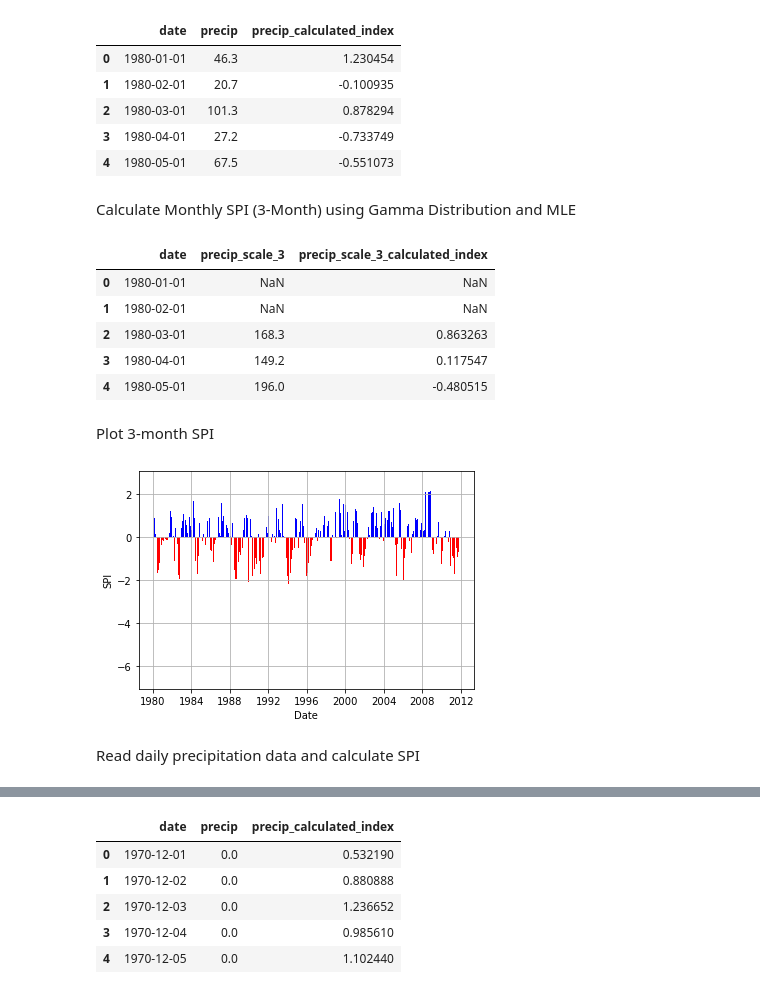
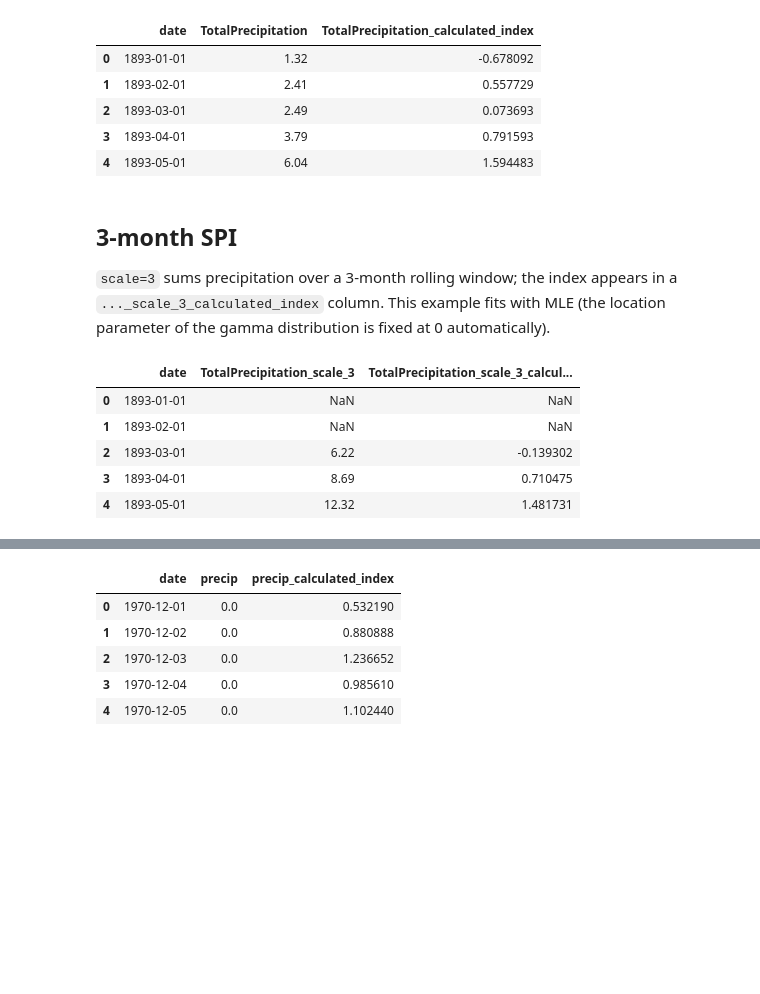
Before and after one commit to e-baumer/standard_precip, a Jupyter notebook: examples/example_use.ipynb, the cells around one changed output, grey strips where cells are left out. Drawn from its saved outputs; the diff is of its cells as text; code cells hidden in the pictures; blank space fills up the shorter version.

```diff
--- a/examples/example_use.ipynb
+++ b/examples/example_use.ipynb
@@ -7,4 +15,4 @@ Read in Monthly Precipitation Data
 # %%
-df_rainfall = pd.read_csv("../data/wichita_rain.csv")
-df_rainfall.head()
+rainfall_data = pd.read_csv('../data/monthly_data.csv')
+rainfall_data.head()
 # %% [output]
@@ -23,36 +29,31 @@ Calculate Monthly SPI (1-Month) using Gamma Distribution and L-moments
 # %%
-spi_monthly = spi_rain.calculate(
-    df_rainfall, "date", "precip", freq="M", scale=1, fit_type="lmom", dist_type="gam"
+spi = SPI()
+df_spi_1m = spi.calculate(
+    rainfall_data, 'date', 'TotalPrecipitation',
+    freq='M', scale=1, fit_type='lmom', dist_type='gam'
 )
-spi_monthly.head()
+df_spi_1m.head()
 # %% [output]
-|  | date | precip | precip_calculated_index |
-| 0 | 1980-01-01 | 46.3 | 1.230454 |
-| 1 | 1980-02-01 | 20.7 | -0.100935 |
-| 2 | 1980-03-01 | 101.3 | 0.878294 |
-| 3 | 1980-04-01 | 27.2 | -0.733749 |
-| 4 | 1980-05-01 | 67.5 | -0.551073 |
+|  | date | TotalPrecipitation | TotalPrecipitation_calculated_index |
+| 0 | 1893-01-01 | 1.32 | -0.678092 |
+| 1 | 1893-02-01 | 2.41 | 0.557729 |
+| 2 | 1893-03-01 | 2.49 | 0.073693 |
+| 3 | 1893-04-01 | 3.79 | 0.791593 |
+| 4 | 1893-05-01 | 6.04 | 1.594483 |
-# %% [markdown]
-Calculate Monthly SPI (3-Month) using Gamma Distribution and MLE
+# %% [markdown]
+## 3-month SPI
+
+`scale=3` sums precipitation over a 3-month rolling window; the index appears in a `..._scale_3_calculated_index` column. This example fits with MLE (the location parameter of the gamma distribution is fixed at 0 automatically).
 # %%
-spi_3monthly = spi_rain.calculate(
-    df_rainfall, "date", "precip", freq="M", scale=3, fit_type="mle", dist_type="gam"
+df_spi_3m = spi.calculate(
+    rainfall_data, 'date', 'TotalPrecipitation',
+    freq='M', scale=3, fit_type='mle', dist_type='gam'
 )
-spi_3monthly.head()
+df_spi_3m.head()
 # %% [output]
-|  | date | precip_scale_3 | precip_scale_3_calculated_index |
-| 0 | 1980-01-01 | NaN | NaN |
-| 1 | 1980-02-01 | NaN | NaN |
-| 2 | 1980-03-01 | 168.3 | 0.863263 |
-| 3 | 1980-04-01 | 149.2 | 0.117547 |
-| 4 | 1980-05-01 | 196.0 | -0.480515 |
+|  | date | TotalPrecipitation_scale_3 | TotalPrecipitation_scale_3_calcul... |
+| 0 | 1893-01-01 | NaN | NaN |
+| 1 | 1893-02-01 | NaN | NaN |
+| 2 | 1893-03-01 | 6.22 | -0.139302 |
+| 3 | 1893-04-01 | 8.69 | 0.710475 |
+| 4 | 1893-05-01 | 12.32 | 1.481731 |
-# %% [markdown]
-Plot 3-month SPI
-# %%
-from standard_precip.utils import plot_index
-
-fig = plot_index(spi_3monthly, "date", "precip_scale_3_calculated_index")
-# %% [output]
-[figure, removed]
-# %% [markdown]
-Read daily precipitation data and calculate SPI
```
Also changed, not shown: parts of 23 cells of this notebook, 2 other files.
